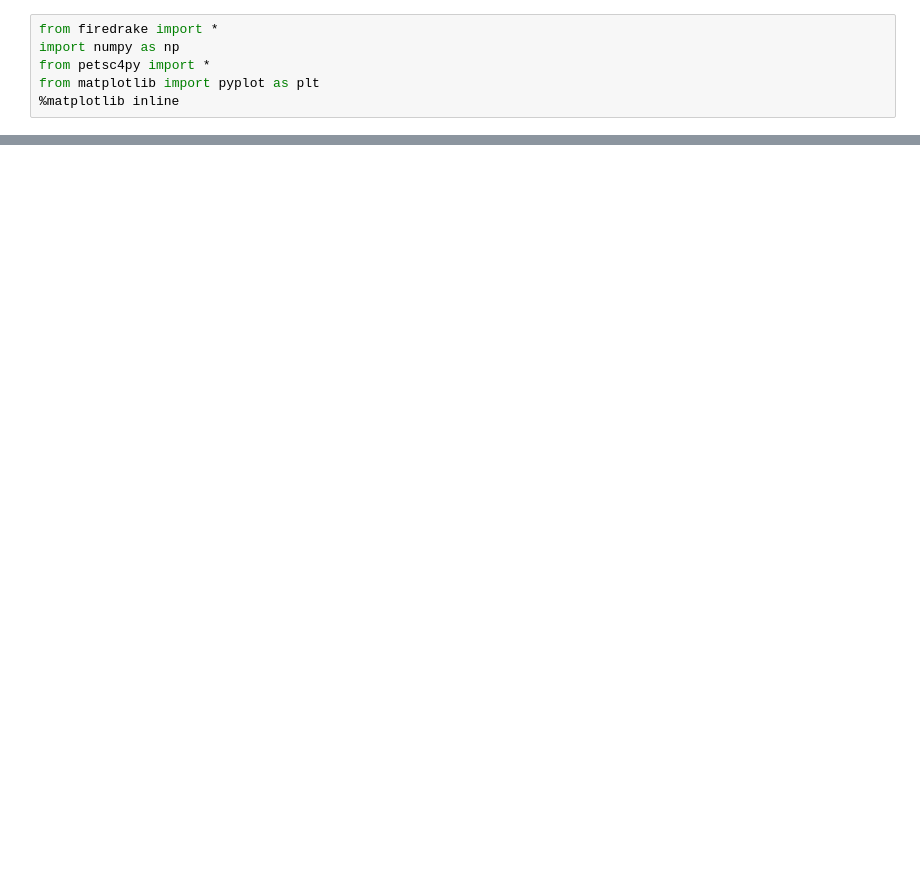
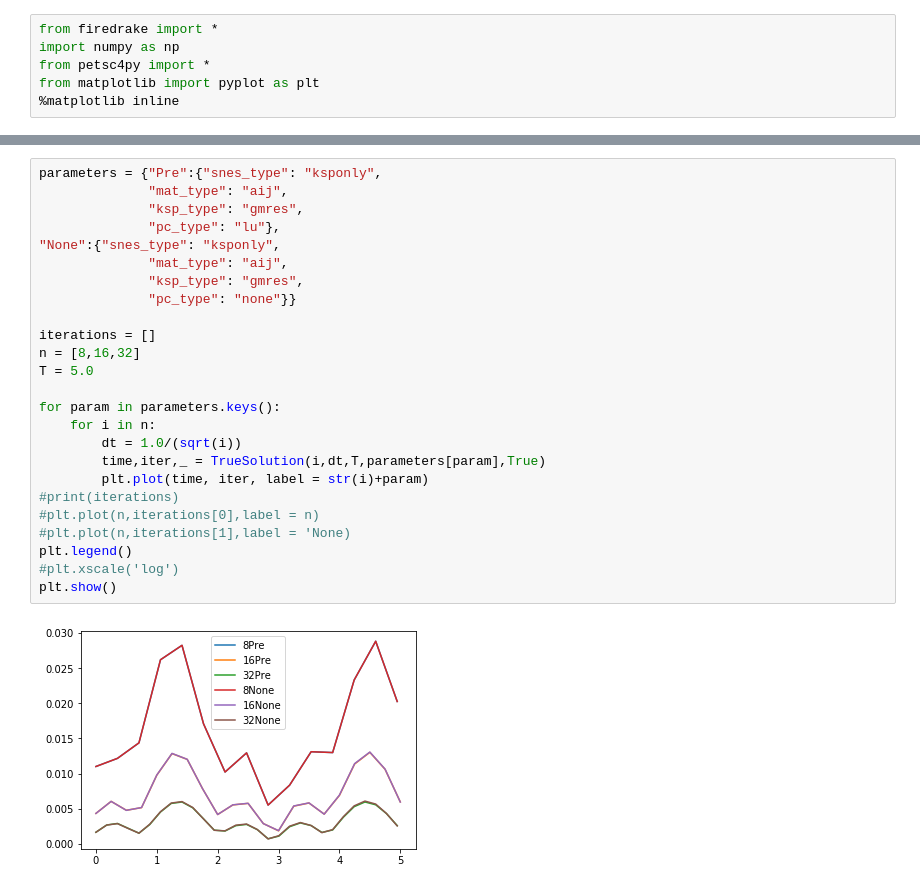
Before and after one commit to otkernell/Prelim, a Jupyter notebook: Accuracy Analysis with L2 Preconditioner.ipynb, the cells around one changed output, grey strips where cells are left out. Saved outputs shown, nothing was run; the diff lists cells and outputs as text; blank space fills up the shorter version.

```diff
--- a/Accuracy Analysis with L2 Preconditioner.ipynb
+++ b/Accuracy Analysis with L2 Preconditioner.ipynb
@@ -121,0 +172,27 @@ TrueSolution(n,T,solver_params)
+# %%
+parameters = {"Pre":{"snes_type": "ksponly",
+              "mat_type": "aij",
+              "ksp_type": "gmres",
+              "pc_type": "lu"},
+"None":{"snes_type": "ksponly",
+              "mat_type": "aij",
+              "ksp_type": "gmres",
+              "pc_type": "none"}}
+
+iterations = []
+n = [8,16,32]
+T = 5.0
+
+for param in parameters.keys():
+    for i in n:
+        dt = 1.0/(sqrt(i))
+        time,iter,_ = TrueSolution(i,dt,T,parameters[param],True)
+        plt.plot(time, iter, label = str(i)+param)
+#print(iterations)
+#plt.plot(n,iterations[0],label = n)
+#plt.plot(n,iterations[1],label = 'None)
+plt.legend()
+#plt.xscale('log')
+plt.show()
+# %% [output]
+[figure, added]
```
Also changed, not shown: parts of 6 cells of this notebook, 8 other files.
